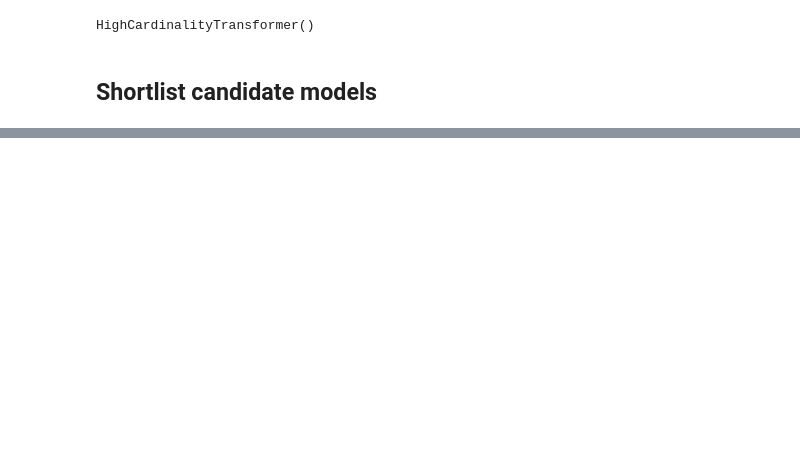
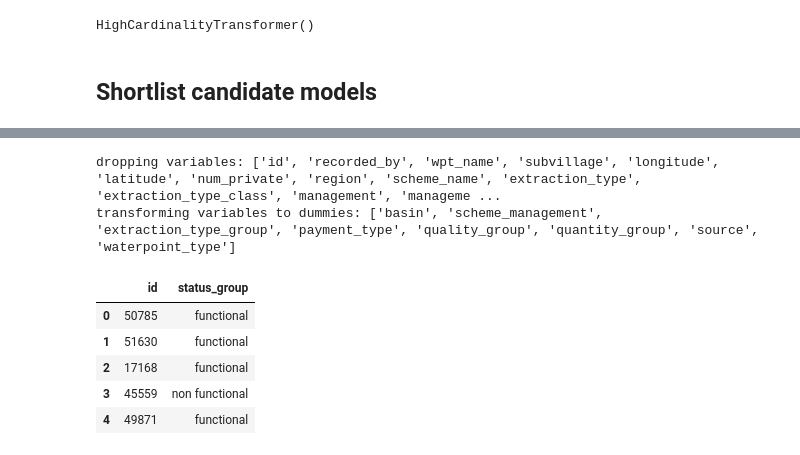
Before and after one commit to cedric-bertrand/DS-py, a Jupyter notebook: taarifa-wp/water_pumps.ipynb, the cells around one changed output, grey strips where cells are left out. Cells and saved outputs as stored; diff of their text form; code cells hidden in the pictures; blank space fills up the shorter version.

Commit message:
submission dirty FE - KNN 0.7789

```diff
--- a/taarifa-wp/water_pumps.ipynb
+++ b/taarifa-wp/water_pumps.ipynb
@@ -700,7 +704,7 @@ HighCardinalityTransformer()
 # %% [markdown]
 ## Shortlist candidate models
 # %%
-knn = KNeighborsClassifier(n_neighbors=3)
+knn = KNeighborsClassifier(n_neighbors=3, p=1)
 knn.fit(X_train, y_train)
 
 y_pred = knn.predict(X_test)
@@ -724,0 +752,29 @@ clf = DecisionTreeClassifier(random_state=0)
+# %%
+# read test data
+test_predictors = pd.read_csv('./input/test_X.csv')
+# do basic FE
+X_test = prepare_X(test_predictors)
+# do HCT FE
+X_hct = hct.transform(X_test[col_high_cardinality])
+X_test = pd.concat([X_test, X_hct], axis=1)
+X_test.drop(col_high_cardinality, axis=1, inplace=True)
+X_test = imputer.transform(X_test)
+X_test = scaler.transform(X_test)
+
+y_test = knn.predict(X_test)
+# %% [output]
+dropping variables: ['id', 'recorded_by', 'wpt_name', 'subvillage', 'longitude', 'latitude', 'num_private', 'region', 'scheme_name', 'extraction_type', 'extraction_type_class', 'management', 'manageme ...
+transforming variables to dummies: ['basin', 'scheme_management', 'extraction_type_group', 'payment_type', 'quality_group', 'quantity_group', 'source', 'waterpoint_type']
+# %%
+submission = test_predictors[['id']].copy()
+submission['status_group'] = y_test
+submission['status_group'] = submission['status_group'].map({0: 'functional',
+                                                             1: 'functional needs repair',
+                                                             2: 'non functional'})
+# %% [output]
+|  | id | status_group |
+| 0 | 50785 | functional |
+| 1 | 51630 | functional |
+| 2 | 17168 | functional |
+| 3 | 45559 | non functional |
+| 4 | 49871 | functional |
```
Also changed, not shown: parts of 37 cells of this notebook.
